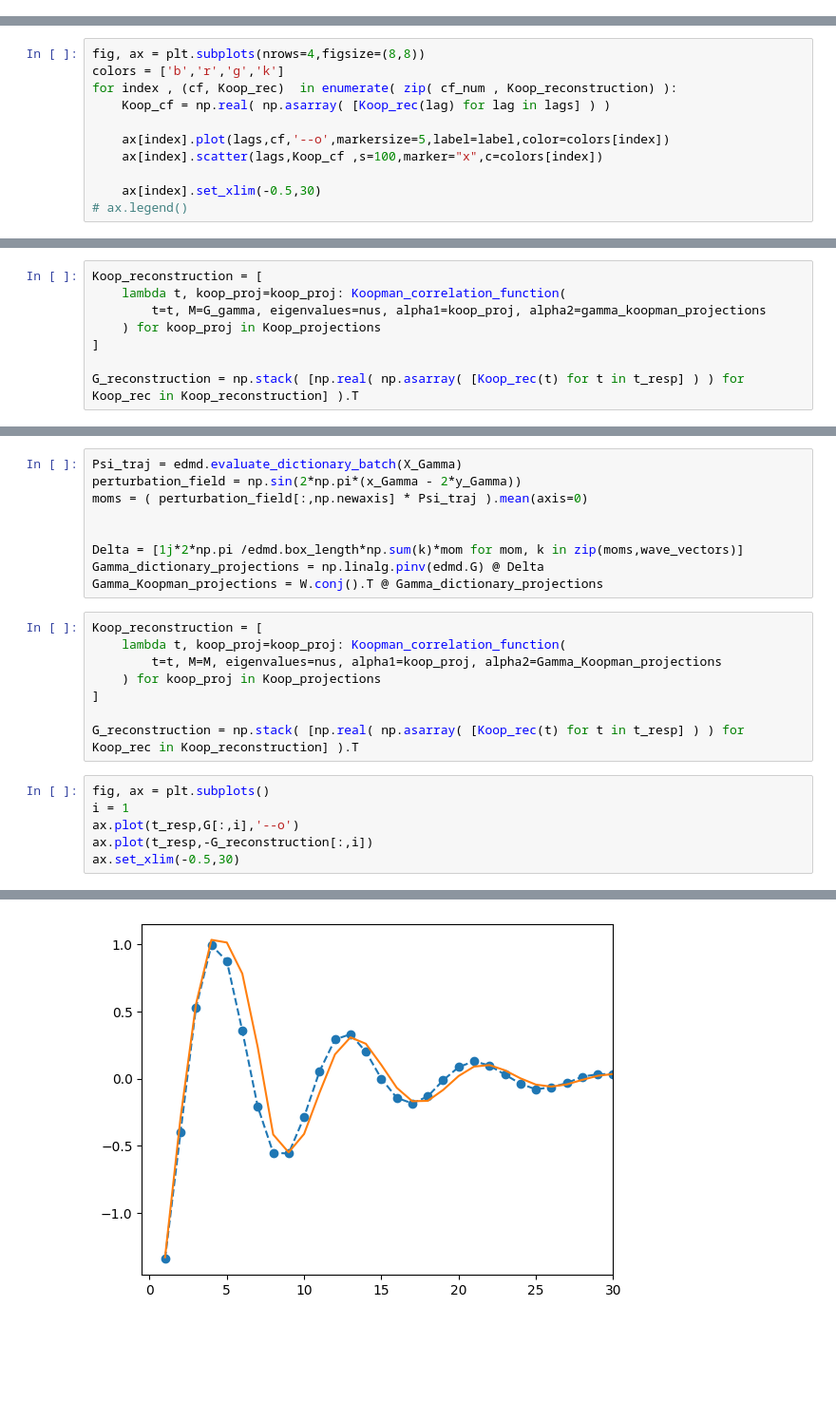
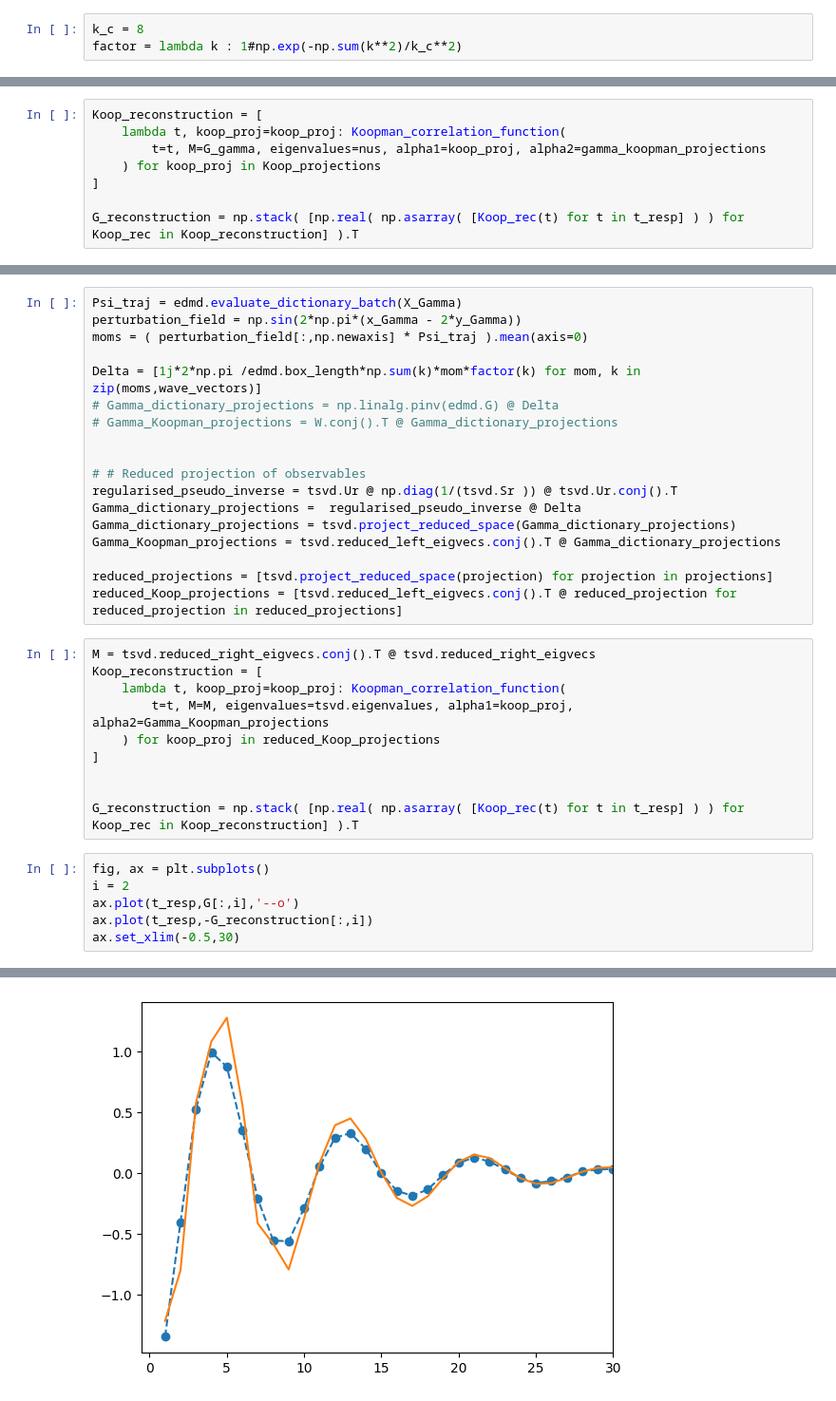
Before and after one commit to niccozagli/KoopmanismResponse, a Jupyter notebook: notebooks/GeneralisedArnoldMap.ipynb, the cells around one changed output, grey strips where cells are left out. Shown: that part at 95% size. Cells and saved outputs as stored; diff of their text form; blank space fills up the shorter version.

```diff
--- a/notebooks/GeneralisedArnoldMap.ipynb
+++ b/notebooks/GeneralisedArnoldMap.ipynb
@@ -124,0 +168,3 @@ for index , (cf, Koop_rec,label)  in enumerate( zip( cf_num , Koop_reconstructio
+# %%
+k_c = 8
+factor = lambda k : 1#np.exp(-np.sum(k**2)/k_c**2)
@@ -167,11 +212,0 @@ Koop_reconstruction = [
-# %%
-fig, ax = plt.subplots(nrows=4,figsize=(8,8))
-colors = ['b','r','g','k']
-for index , (cf, Koop_rec)  in enumerate( zip( cf_num , Koop_reconstruction) ):
-    Koop_cf = np.real( np.asarray( [Koop_rec(lag) for lag in lags] ) )
-
-    ax[index].plot(lags,cf,'--o',markersize=5,label=label,color=colors[index])
-    ax[index].scatter(lags,Koop_cf ,s=100,marker="x",c=colors[index])
-
-    ax[index].set_xlim(-0.5,30)
-# ax.legend()
@@ -247,24 +260,35 @@ Psi_traj = edmd.evaluate_dictionary_batch(X_Gamma)
 perturbation_field = np.sin(2*np.pi*(x_Gamma - 2*y_Gamma))
 moms = ( perturbation_field[:,np.newaxis] * Psi_traj ).mean(axis=0)
 
+Delta = [1j*2*np.pi /edmd.box_length*np.sum(k)*mom*factor(k) for mom, k in zip(moms,wave_vectors)]
+# Gamma_dictionary_projections = np.linalg.pinv(edmd.G) @ Delta
+# Gamma_Koopman_projections = W.conj().T @ Gamma_dictionary_projections
 
-Delta = [1j*2*np.pi /edmd.box_length*np.sum(k)*mom for mom, k in zip(moms,wave_vectors)]
-Gamma_dictionary_projections = np.linalg.pinv(edmd.G) @ Delta
-Gamma_Koopman_projections = W.conj().T @ Gamma_dictionary_projections
+
+# # Reduced projection of observables
+regularised_pseudo_inverse = tsvd.Ur @ np.diag(1/(tsvd.Sr )) @ tsvd.Ur.conj().T
+Gamma_dictionary_projections =  regularised_pseudo_inverse @ Delta
+Gamma_dictionary_projections = tsvd.project_reduced_space(Gamma_dictionary_projections)
+Gamma_Koopman_projections = tsvd.reduced_left_eigvecs.conj().T @ Gamma_dictionary_projections
+
+reduced_projections = [tsvd.project_reduced_space(projection) for projection in projections]
+reduced_Koop_projections = [tsvd.reduced_left_eigvecs.conj().T @ reduced_projection for reduced_projection in reduced_projections]
 # %%
+M = tsvd.reduced_right_eigvecs.conj().T @ tsvd.reduced_right_eigvecs
 Koop_reconstruction = [
     lambda t, koop_proj=koop_proj: Koopman_correlation_function(
-        t=t, M=M, eigenvalues=nus, alpha1=koop_proj, alpha2=Gamma_Koopman_projections
-    ) for koop_proj in Koop_projections
+        t=t, M=M, eigenvalues=tsvd.eigenvalues, alpha1=koop_proj, alpha2=Gamma_Koopman_projections
+    ) for koop_proj in reduced_Koop_projections
 ]
 
+
 G_reconstruction = np.stack( [np.real( np.asarray( [Koop_rec(t) for t in t_resp] ) ) for Koop_rec in Koop_reconstruction] ).T
 # %%
 fig, ax = plt.subplots()
-i = 1
+i = 2
 ax.plot(t_resp,G[:,i],'--o')
 ax.plot(t_resp,-G_reconstruction[:,i])
 ax.set_xlim(-0.5,30)
 # %% [output]
 (-0.5, 30.0)
-[figure, old version]
+[figure, new version]
```
Also changed, not shown: parts of 44 cells of this notebook, 2 other files.
